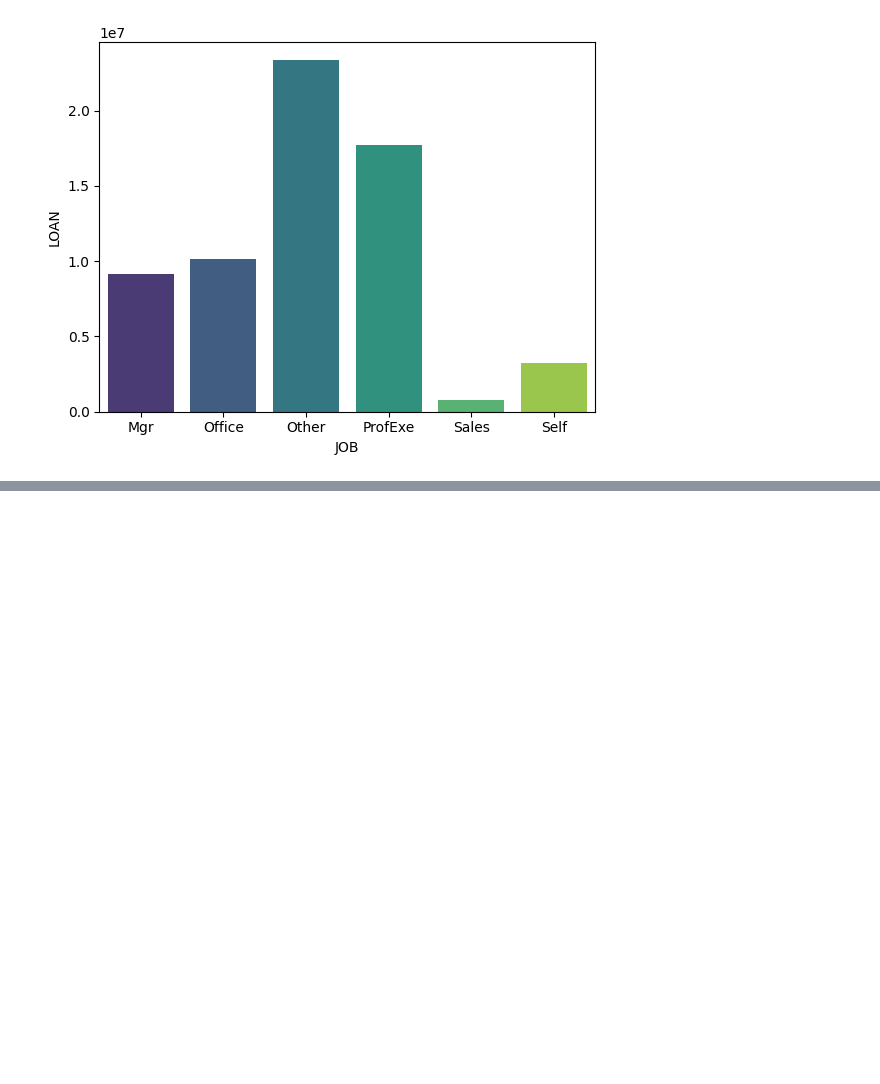
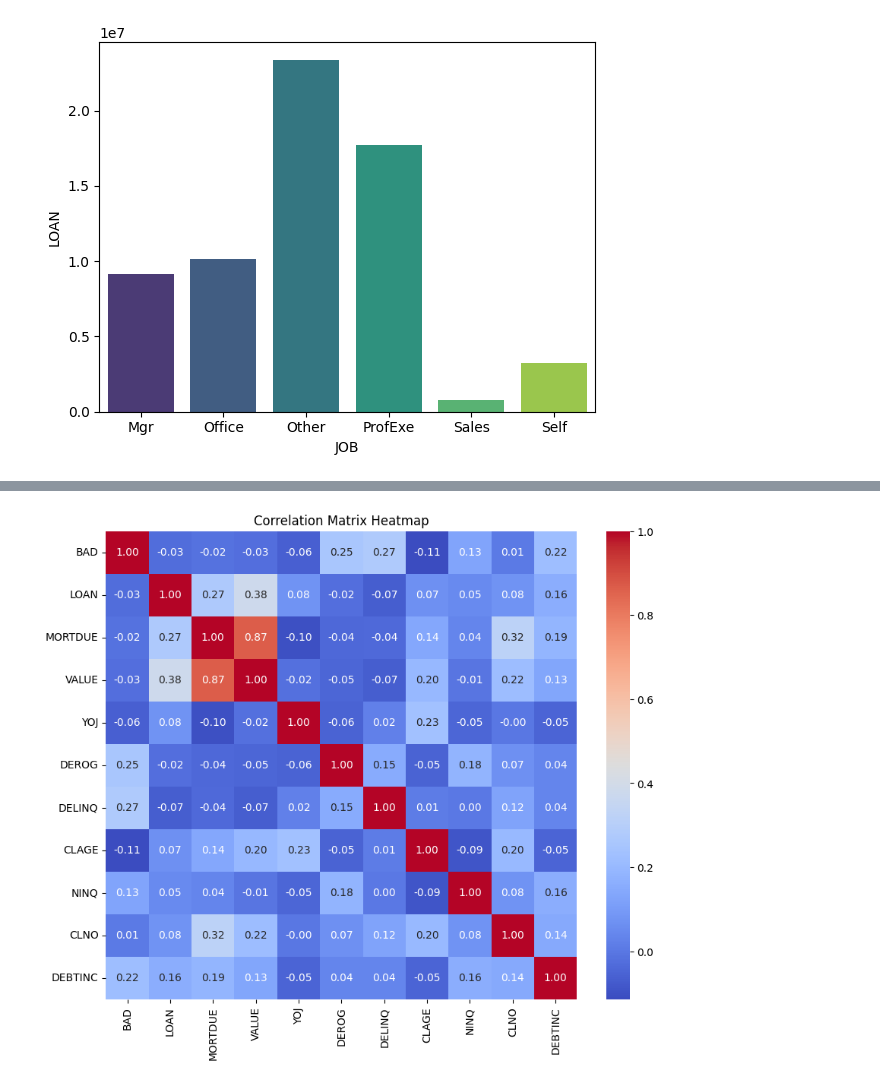
Before and after one commit to Yae-sine/AI_PLayground, a Jupyter notebook: ML/Credit_Scoring/notebooks/notebook.ipynb, the cells around one changed output, grey strips where cells are left out. Drawn from its saved outputs; the diff is of its cells as text; code cells hidden in the pictures; blank space fills up the shorter version.

```diff
--- a/ML/Credit_Scoring/notebooks/notebook.ipynb
+++ b/ML/Credit_Scoring/notebooks/notebook.ipynb
@@ -113,0 +121,10 @@ sns.barplot(data = loan_by_job , x = 'JOB' , y = 'LOAN' , palette = 'viridis' ,
+# %%
+numerical_dataset = data.select_dtypes(include = [np.number])
+correlation_matrix = numerical_dataset.corr(method='pearson')
+
+plt.figure(figsize=(10 , 8 ))
+sns.heatmap(correlation_matrix , annot= True , cmap= "coolwarm" , fmt = '.2f')
+plt.title("Correlation Matrix Heatmap")
+plt.show()
+# %% [output]
+[figure, added]
```
Also changed, not shown: parts of 3 cells of this notebook.
